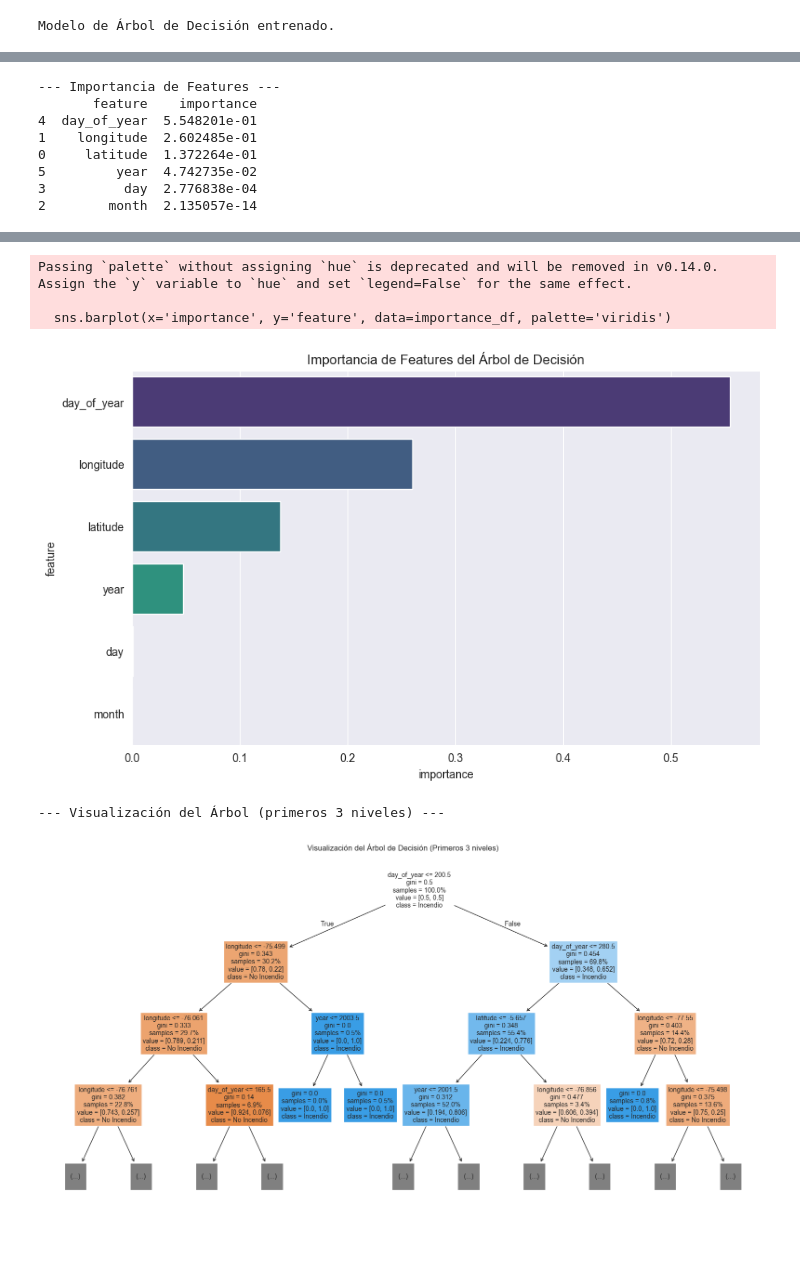
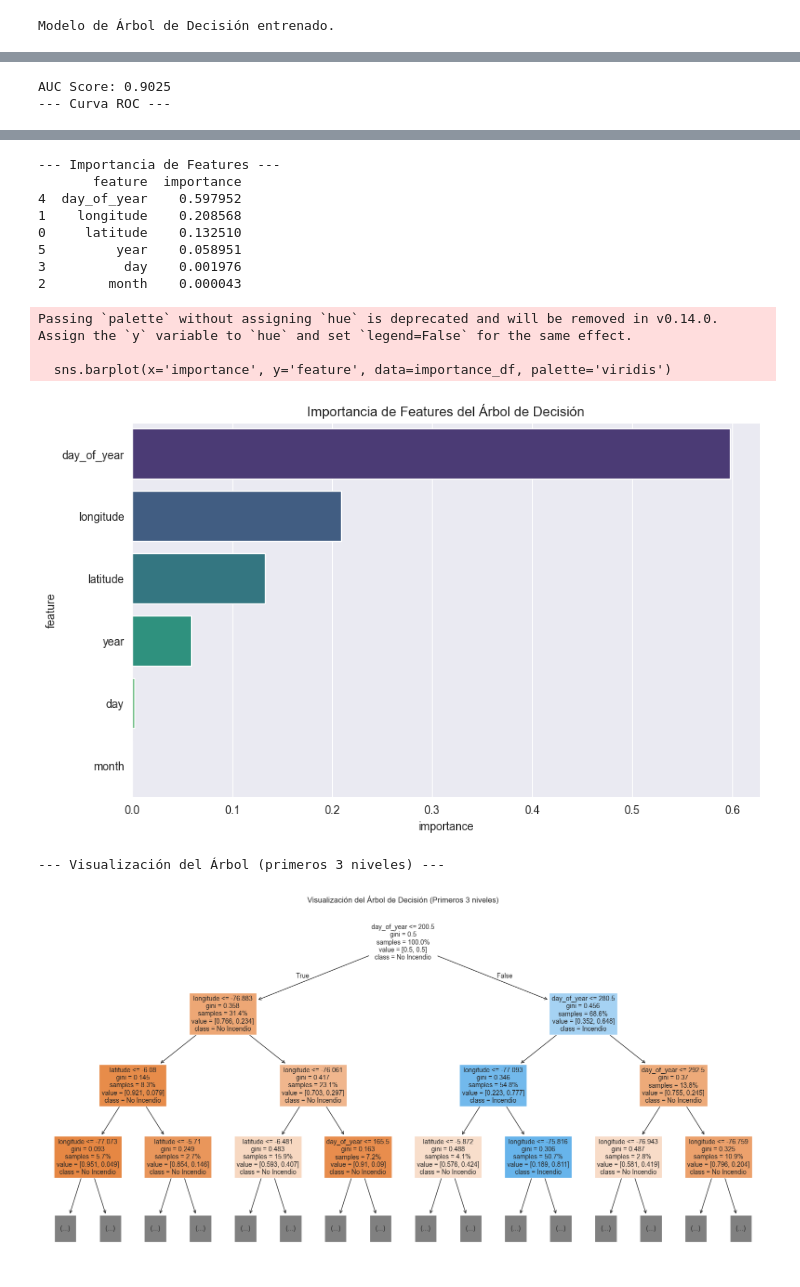
Before and after one commit to antoniozamora2002/Modelo-Machine-Learning-Para-Detectar-Incendios, a Jupyter notebook: Arbol-de-Decision-Model.ipynb, the cells around one changed output, grey strips where cells are left out. Saved outputs shown, nothing was run; the diff lists cells and outputs as text; code cells hidden in the pictures; blank space fills up the shorter version.

```diff
--- a/Arbol-de-Decision-Model.ipynb
+++ b/Arbol-de-Decision-Model.ipynb
@@ -25,8 +25,8 @@ for year in years:
 
         # Filtrar a región de San Martín
         san_martin_modis_year = modis_df_year[
-            (modis_df_year['latitude'] >= -8) & (modis_df_year['latitude'] <= -5) &
-            (modis_df_year['longitude'] >= -78) & (modis_df_year['longitude'] <= -75)
+            (modis_df_year['latitude'] >= -7.5) & (modis_df_year['latitude'] <= -5.5) &
+            (modis_df_year['longitude'] >= -77.5) & (modis_df_year['longitude'] <= -75.5)
         ].copy() # <-- .copy() evita el warning
 
         san_martin_modis_year['incendio'] = 1
@@ -44,7 +44,17 @@ for year in years:
         # Parsear .geo para extraer lon y lat
         no_incendios_df_year['longitude'] = no_incendios_df_year['.geo'].apply(lambda x: json.loads(x)['coordinates'][0])
         no_incendios_df_year['latitude'] = no_incendios_df_year['.geo'].apply(lambda x: json.loads(x)['coordinates'][1])
+
+        # Filtrar a región de San Martín
+        no_incendios_df_year = no_incendios_df_year[
+            (no_incendios_df_year['latitude'] >= -7.5) &
+            (no_incendios_df_year['latitude'] <= -5.5) &
+            (no_incendios_df_year['longitude'] >= -77.5) &
+            (no_incendios_df_year['longitude'] <= -75.5)
+        ]
+
         no_incendios_df_year['incendio'] = 0
+
         no_incendios_df_year = no_incendios_df_year[['acq_date', 'latitude', 'longitude', 'incendio']]
         no_incendios_list.append(no_incendios_df_year)
     else:
@@ -128,9 +138,35 @@ print(classification_report(y_test, y_pred))
 # --- 2. Matriz de confusión ---
 print("\n--- Matriz de Confusión ---")
 cm = confusion_matrix(y_test, y_pred)
+plt.figure(figsize=(7, 5))
 sns.heatmap(cm, annot=True, fmt='d', cmap='Blues')
 plt.xlabel('Predicción')
 plt.ylabel('Real')
+plt.title('Matriz de Confusión')
+plt.show()
+
+# Curva ROC y Puntaje AUC
+
+# 1. Obtener las probabilidades de predicción para la clase positiva (incendio=1)
+y_pred_proba = model.predict_proba(X_test)[:, 1]
+
+# 2. Calcular el puntaje AUC (Area Under the Curve)
+auc = roc_auc_score(y_test, y_pred_proba)
+print(f'\nAUC Score: {auc:.4f}')
+
+# 3. Calcular FPR (Tasa de Falsos Positivos) y TPR (Tasa de Verdaderos Positivos)
+fpr, tpr, thresholds = roc_curve(y_test, y_pred_proba)
+
+# 4. Graficar la curva ROC
+print("--- Curva ROC ---")
+plt.figure(figsize=(8, 6))
+plt.plot(fpr, tpr, label=f'Curva ROC (AUC = {auc:.4f})', color='blue')
+plt.plot([0, 1], [0, 1], 'k--') # Línea de referencia (azar)
+plt.xlabel('Tasa de Falsos Positivos (FPR)')
+plt.ylabel('Tasa de Verdaderos Positivos (TPR)')
+plt.title('Curva ROC (Receiver Operating Characteristic)')
+plt.legend(loc='lower right')
+plt.grid(True)
 plt.show()
 
 # --- 3. Importancia de Features ---
@@ -182,8 +218,2 @@ weighted avg       0.86      0.85      0.86     24216
---- Importancia de Features ---
-       feature    importance
-4  day_of_year  5.548201e-01
-1    longitude  2.602485e-01
-0     latitude  1.372264e-01
-5         year  4.742735e-02
-3          day  2.776838e-04
-2        month  2.135057e-14
+AUC Score: 0.9025
+--- Curva ROC ---
@@ -190,9 +221,17 @@ weighted avg       0.86      0.85      0.86     24216
-Passing `palette` without assigning `hue` is deprecated and will be removed in v0.14.0. Assign the `y` variable to `hue` and set `legend=False` for the same effect.
-
-  sns.barplot(x='importance', y='feature', data=importance_df, palette='viridis')
+--- Importancia de Features ---
+       feature  importance
+4  day_of_year    0.597952
+1    longitude    0.208568
+0     latitude    0.132510
+5         year    0.058951
+3          day    0.001976
+2        month    0.000043
-[figure, old version]
---- Visualización del Árbol (primeros 3 niveles) ---
+Passing `palette` without assigning `hue` is deprecated and will be removed in v0.14.0. Assign the `y` variable to `hue` and set `legend=False` for the same effect.
+
+  sns.barplot(x='importance', y='feature', data=importance_df, palette='viridis')
-[figure, old version]
+[figure, new version]
+--- Visualización del Árbol (primeros 3 niveles) ---
+[figure, added]
 # %%
 # Guardar el modelo
 joblib.dump(model, 'decision_tree_incendios_model.joblib')
```
Also changed, not shown: parts of 5 cells of this notebook, 5 other files.
